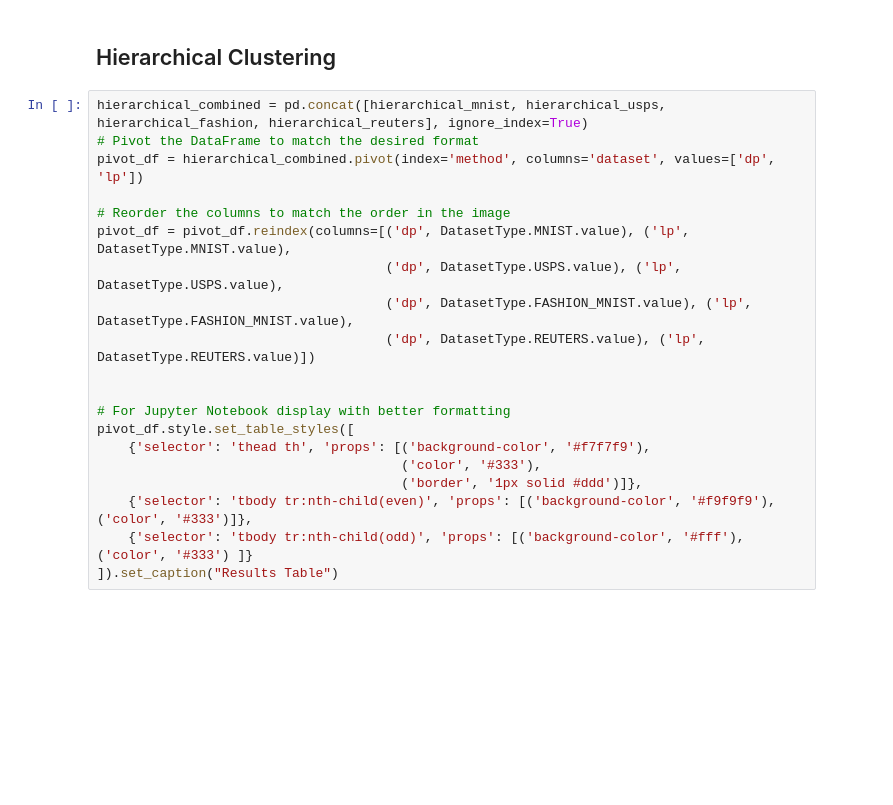
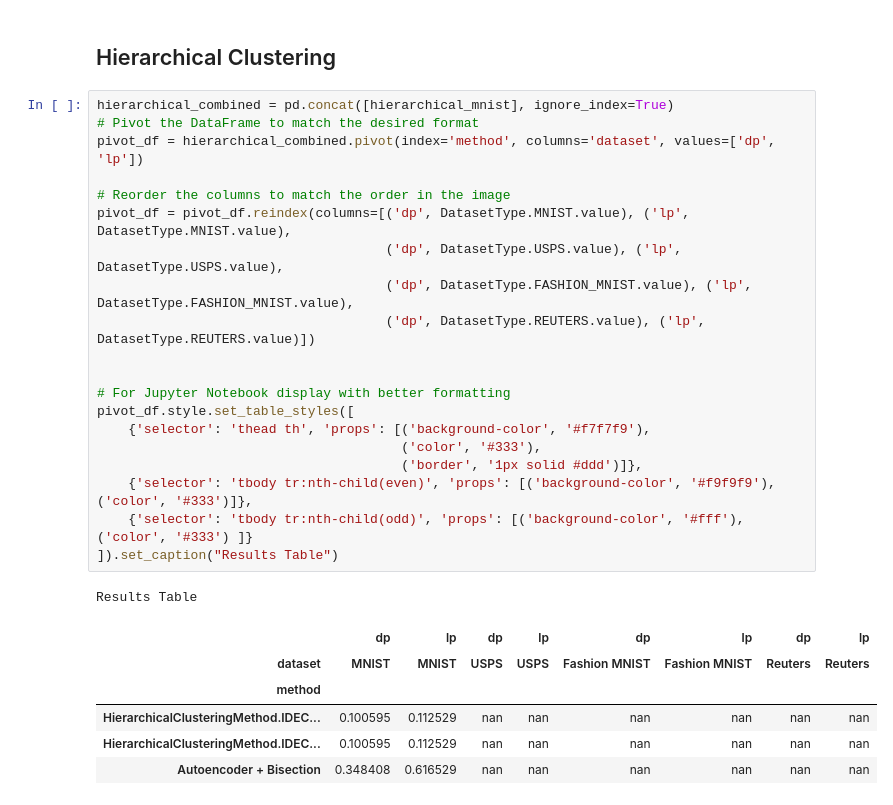
Before and after one commit to julianSchilcher/LMU_Master_Practical_SoSe24, a Jupyter notebook: practical/DeepClustering/DeepECT/deepect.ipynb, the cells around one changed output. Cells and saved outputs as stored; diff of their text form; blank space fills up the shorter version.

```diff
--- a/practical/DeepClustering/DeepECT/deepect.ipynb
+++ b/practical/DeepClustering/DeepECT/deepect.ipynb
@@ -61,22 +115,30 @@ pivot_df.style.set_table_styles([
 # %% [markdown]
 ## Hierarchical Clustering
 # %%
-hierarchical_combined = pd.concat([hierarchical_mnist, hierarchical_usps, hierarchical_fashion, hierarchical_reuters], ignore_index=True)
+hierarchical_combined = pd.concat([hierarchical_mnist], ignore_index=True)
 # Pivot the DataFrame to match the desired format
 pivot_df = hierarchical_combined.pivot(index='method', columns='dataset', values=['dp', 'lp'])
 
 # Reorder the columns to match the order in the image
 pivot_df = pivot_df.reindex(columns=[('dp', DatasetType.MNIST.value), ('lp', DatasetType.MNIST.value),
                                      ('dp', DatasetType.USPS.value), ('lp', DatasetType.USPS.value),
                                      ('dp', DatasetType.FASHION_MNIST.value), ('lp', DatasetType.FASHION_MNIST.value),
                                      ('dp', DatasetType.REUTERS.value), ('lp', DatasetType.REUTERS.value)])
 
 
 # For Jupyter Notebook display with better formatting
 pivot_df.style.set_table_styles([
     {'selector': 'thead th', 'props': [('background-color', '#f7f7f9'),
                                        ('color', '#333'),
                                        ('border', '1px solid #ddd')]},
     {'selector': 'tbody tr:nth-child(even)', 'props': [('background-color', '#f9f9f9'), ('color', '#333')]},
     {'selector': 'tbody tr:nth-child(odd)', 'props': [('background-color', '#fff'), ('color', '#333') ]}
 ]).set_caption("Results Table")
+# %% [output]
+Results Table
+|  | dp | lp | dp | lp | dp | lp | dp | lp |
+| dataset | MNIST | MNIST | USPS | USPS | Fashion MNIST | Fashion MNIST | Reuters | Reuters |
+| method |  |  |  |  |  |  |  |  |
+| HierarchicalClusteringMethod.IDEC... | 0.100595 | 0.112529 | nan | nan | nan | nan | nan | nan |
+| HierarchicalClusteringMethod.IDEC... | 0.100595 | 0.112529 | nan | nan | nan | nan | nan | nan |
+| Autoencoder + Bisection | 0.348408 | 0.616529 | nan | nan | nan | nan | nan | nan |
```
Also changed, not shown: parts of 3 cells of this notebook, 1 other file.
